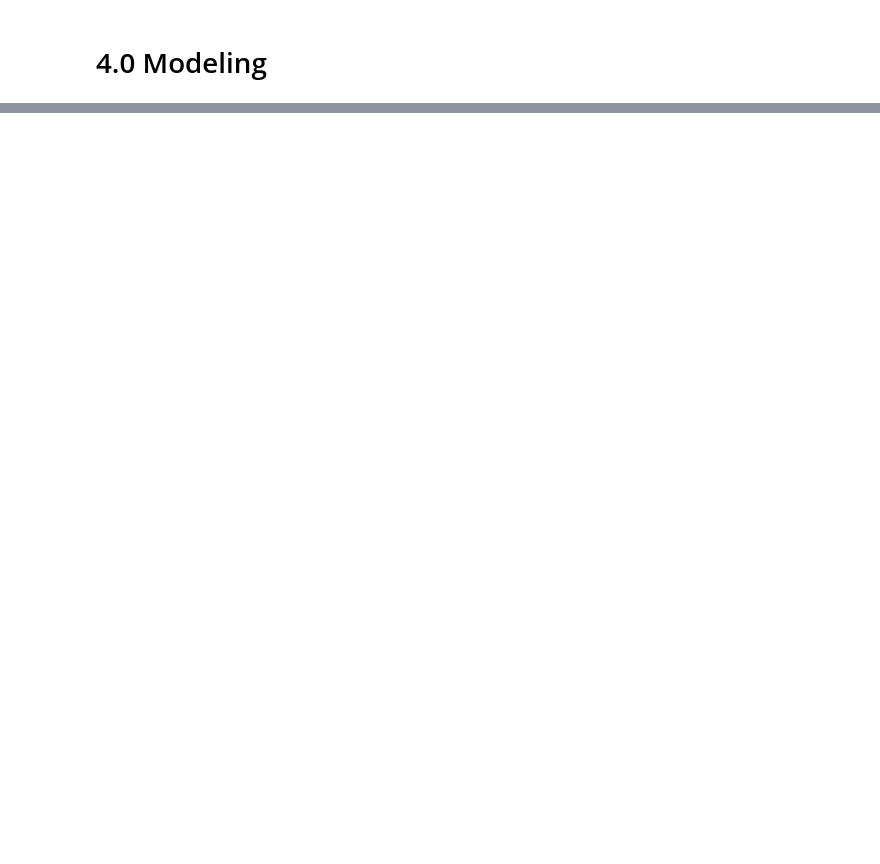
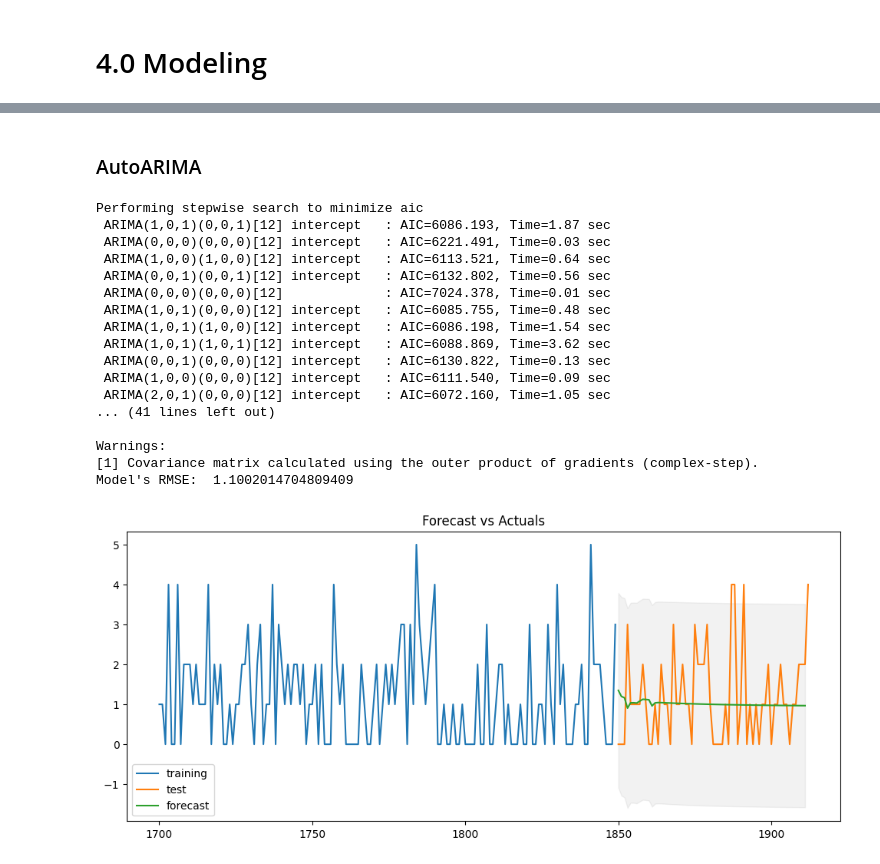
Before and after one commit to sonaljain2212/Walmart-Sales-Forecasting, a Jupyter notebook: Modeling.ipynb, the cells around one changed output, grey strips where cells are left out. Saved outputs shown, nothing was run; the diff lists cells and outputs as text; code cells hidden in the pictures; blank space fills up the shorter version.

```diff
--- a/Modeling.ipynb
+++ b/Modeling.ipynb
@@ -414,0 +379,64 @@ plt.show()
+# %% [markdown]
+### AutoARIMA
+# %%
+from statsmodels.tsa.arima_model import ARIMA
+
+import pmdarima as pm
+
+def autoarima(prod):
+    train = prod['sales'][:1850]
+    test = prod['sales'][1850:]
+    smodel = pm.auto_arima(train,start_p=1, start_q=1,
+                             test='adf',
+                             max_p=4, max_q=4, m=12,
+                             start_P=0, seasonal=True,
+                             d=None, D=0, trace=True,
+                             error_action='ignore',
+                             suppress_warnings=True,
+                             stepwise=True)
+
+    print(smodel.summary())
+    # Forecast
+
+    n_periods = 62
+    fitted, confint = smodel.predict(n_periods=n_periods, return_conf_int=True)
+
+    # make series for plotting purpose
+    fitted_series = pd.Series(fitted, index= range(1850,1912,1))
+    lower_series = pd.Series(confint[:, 0],index=range(1850,1912,1))
+    upper_series = pd.Series(confint[:, 1],index=range(1850,1912,1))
+    rmse = np.mean((fitted_series - test)**2)**.5
+    print("Model's RMSE: ", rmse)
+    # Plot
+    plt.figure(figsize=(12,5), dpi=100)
+    plt.title('Forecast vs Actuals')
+    plt.plot(train[1700:], label = "training")
+    plt.plot(test, label = "test")
+    plt.plot(fitted_series, label = "forecast")
+    plt.fill_between(lower_series.index,
+                     lower_series,
+                     upper_series,
+                     color='k', alpha=.05)
+    plt.legend()
+    plt.show()
+# %%
+autoarima(prod)
+# %% [output]
+Performing stepwise search to minimize aic
+ ARIMA(1,0,1)(0,0,1)[12] intercept   : AIC=6086.193, Time=1.87 sec
+ ARIMA(0,0,0)(0,0,0)[12] intercept   : AIC=6221.491, Time=0.03 sec
+ ARIMA(1,0,0)(1,0,0)[12] intercept   : AIC=6113.521, Time=0.64 sec
+ ARIMA(0,0,1)(0,0,1)[12] intercept   : AIC=6132.802, Time=0.56 sec
+ ARIMA(0,0,0)(0,0,0)[12]             : AIC=7024.378, Time=0.01 sec
+ ARIMA(1,0,1)(0,0,0)[12] intercept   : AIC=6085.755, Time=0.48 sec
+ ARIMA(1,0,1)(1,0,0)[12] intercept   : AIC=6086.198, Time=1.54 sec
+ ARIMA(1,0,1)(1,0,1)[12] intercept   : AIC=6088.869, Time=3.62 sec
+ ARIMA(0,0,1)(0,0,0)[12] intercept   : AIC=6130.822, Time=0.13 sec
+ ARIMA(1,0,0)(0,0,0)[12] intercept   : AIC=6111.540, Time=0.09 sec
+ ARIMA(2,0,1)(0,0,0)[12] intercept   : AIC=6072.160, Time=1.05 sec
+... (41 lines left out)
+
+Warnings:
+[1] Covariance matrix calculated using the outer product of gradients (complex-step).
+Model's RMSE:  1.1002014704809409
+[figure, added]
```
Also changed, not shown: parts of 74 cells of this notebook.
